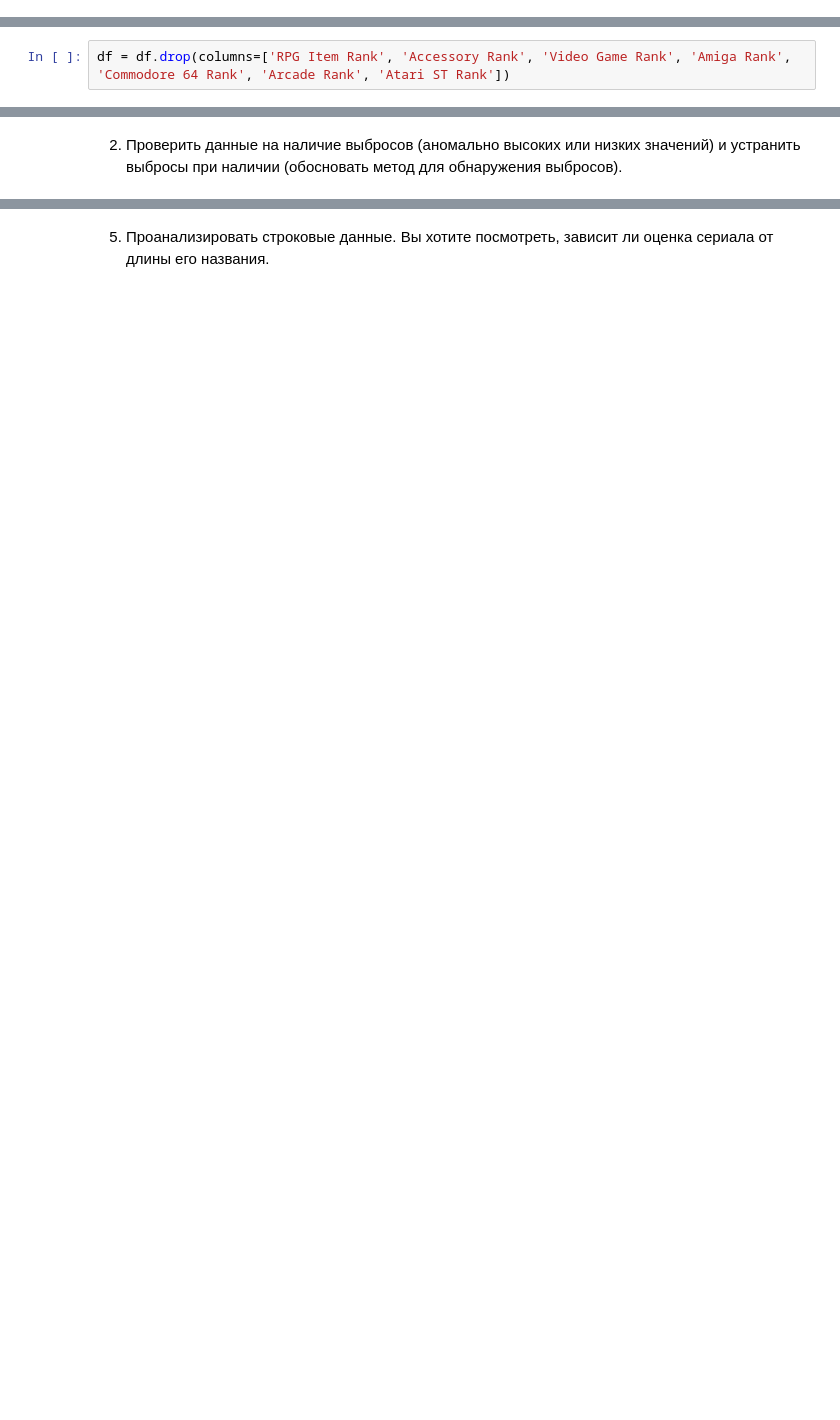
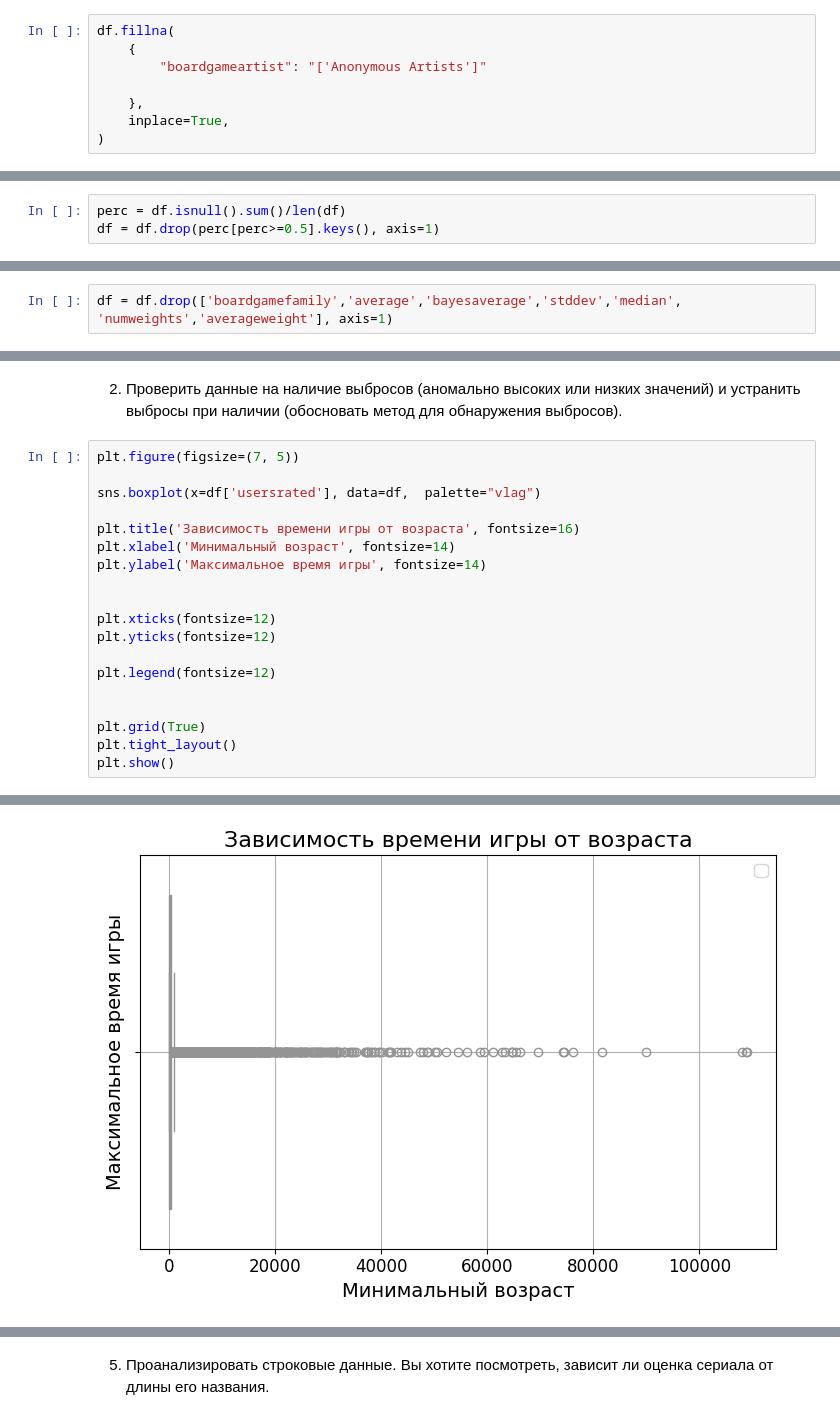
Before and after one commit to Eshasss/i-love-crispy-laptops, a Jupyter notebook: project1/project.ipynb, the cells around one changed output, grey strips where cells are left out. Cells and saved outputs as stored; diff of their text form; blank space fills up the shorter version.

```diff
--- a/project1/project.ipynb
+++ b/project1/project.ipynb
@@ -8,6 +21,14 @@ df = pd.read_csv('games_detailed_info.csv')
 1. Проверить данные на наличие пропусков и заполнить их (обосновать выбор метода для заполнения)
 # %% [markdown]
 Смотрим сколько пропусках в колонках
+# %%
+df.fillna(
+    {
+        "boardgameartist": "['Anonymous Artists']"
+
+    },
+    inplace=True,
+)
 # %%
 df.isnull().sum()
 # %% [output]
@@ -33,2 +53,0 @@ dtype: int64
-# %%
-df = df.drop(columns=['RPG Item Rank', 'Accessory Rank', 'Video Game Rank', 'Amiga Rank', 'Commodore 64 Rank', 'Arcade Rank', 'Atari ST Rank'])
@@ -38,0 +54,3 @@ TypeError: Cannot interpret '<built-in function all>' as a data type
+# %%
+perc = df.isnull().sum()/len(df)
+df = df.drop(perc[perc>=0.5].keys(), axis=1)
@@ -38,0 +72,2 @@ TypeError: Cannot interpret '<built-in function all>' as a data type
+# %%
+df = df.drop(['boardgamefamily','average','bayesaverage','stddev','median', 'numweights','averageweight'], axis=1)
@@ -39,2 +78,22 @@ TypeError: Cannot interpret '<built-in function all>' as a data type
 # %% [markdown]
 2. Проверить данные на наличие выбросов (аномально высоких или низких значений) и устранить выбросы при наличии (обосновать метод для обнаружения выбросов).
+# %%
+plt.figure(figsize=(7, 5))
+
+sns.boxplot(x=df['usersrated'], data=df,  palette="vlag")
+
+plt.title('Зависимость времени игры от возраста', fontsize=16)
+plt.xlabel('Минимальный возраст', fontsize=14)
+plt.ylabel('Максимальное время игры', fontsize=14)
+
+
+plt.xticks(fontsize=12)
+plt.yticks(fontsize=12)
+
+plt.legend(fontsize=12)
+
+
+plt.grid(True)
+plt.tight_layout()
+plt.show()
+# %% [output]
@@ -41,3 +103,4 @@ TypeError: Cannot interpret '<built-in function all>' as a data type
+[figure, added]
 # %% [markdown]
 3. Произвести фильтрацию.
 Вы хотите сравнить количество сериалов с одним, двумя-тремя и четырьмя+ сезонами, отвечая на исследовательский вопрос о том, каких типов сериалов больше.
```
Also changed, not shown: parts of 25 cells of this notebook.
